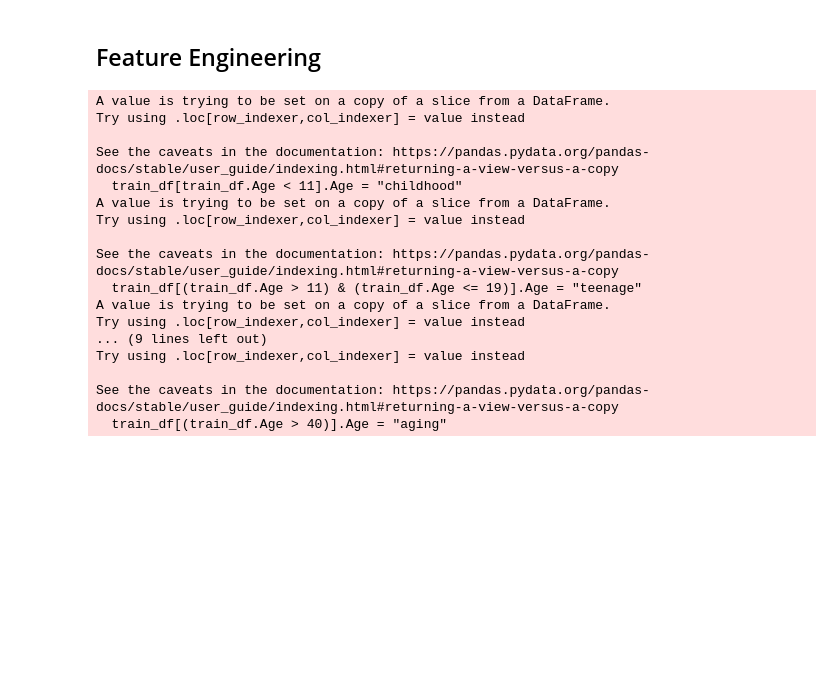
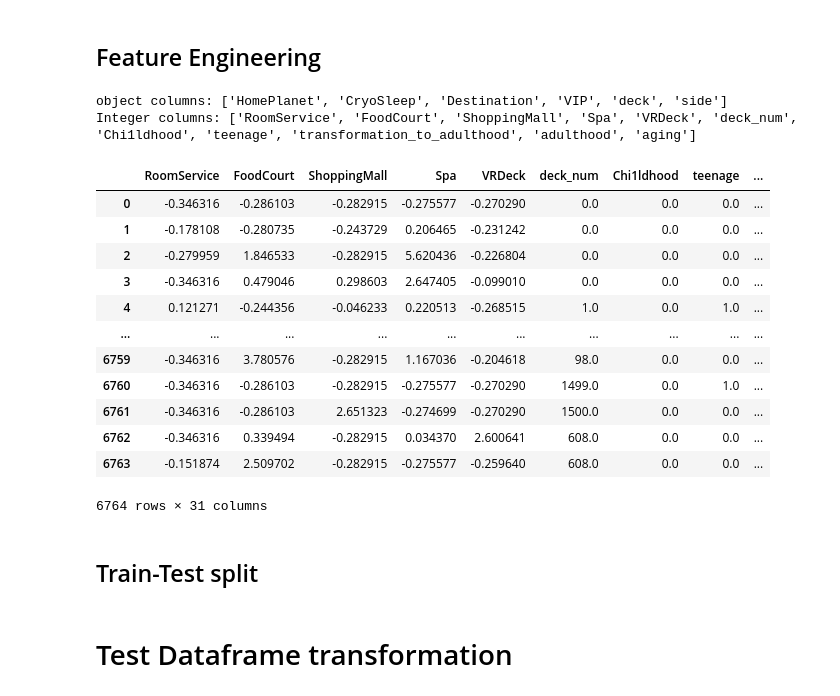
Before and after one commit to MuhammadTayyab-SE/spaceship-transported-prediction, a Jupyter notebook: notebook.ipynb, the cells around one changed output. Cells and saved outputs as stored; diff of their text form; code cells hidden in the pictures; blank space fills up the shorter version.

```diff
--- a/notebook.ipynb
+++ b/notebook.ipynb
@@ -159,26 +193,55 @@ plt.show()
 ## Feature Engineering
 # %%
 # Converting age value to integer by defining age specific range
-train_df[train_df.Age < 11].Age = "childhood"
-train_df[(train_df.Age > 11) & (train_df.Age <= 19)].Age = "teenage"
-train_df[(train_df.Age > 19) & (train_df.Age <= 25)].Age = "transformation_to_adulthood"
-train_df[(train_df.Age > 25) & (train_df.Age <= 40)].Age = "adulthood"
-train_df[(train_df.Age > 40)].Age = "aging"
+train_df.loc[train_df["Age"] <= 11.0, "Chi1ldhood"] = 1
+train_df.loc[train_df["Age"] <= 19.0, "teenage"] = 1
+train_df.loc[train_df["Age"] <= 25.0, "transformation_to_adulthood"] = 1
+train_df.loc[train_df["Age"] <= 40.0, "adulthood"] = 1
+train_df.loc[train_df["Age"] > 40.0, "aging"] = 1
+train_df[["Chi1ldhood","teenage","transformation_to_adulthood","adulthood","aging"]] = train_df[["Chi1ldhood","teenage","transformation_to_adulthood","adulthood","aging"]].fillna(0)
+train_df.drop(columns=["Age"], inplace=True, axis=1)
-# %% [output]
-A value is trying to be set on a copy of a slice from a DataFrame.
-Try using .loc[row_indexer,col_indexer] = value instead
-
-See the caveats in the documentation: https://pandas.pydata.org/pandas-docs/stable/user_guide/indexing.html#returning-a-view-versus-a-copy
-  train_df[train_df.Age < 11].Age = "childhood"
-A value is trying to be set on a copy of a slice from a DataFrame.
-Try using .loc[row_indexer,col_indexer] = value instead
-
-See the caveats in the documentation: https://pandas.pydata.org/pandas-docs/stable/user_guide/indexing.html#returning-a-view-versus-a-copy
-  train_df[(train_df.Age > 11) & (train_df.Age <= 19)].Age = "teenage"
-A value is trying to be set on a copy of a slice from a DataFrame.
-Try using .loc[row_indexer,col_indexer] = value instead
-... (9 lines left out)
-Try using .loc[row_indexer,col_indexer] = value instead
-
-See the caveats in the documentation: https://pandas.pydata.org/pandas-docs/stable/user_guide/indexing.html#returning-a-view-versus-a-copy
-  train_df[(train_df.Age > 40)].Age = "aging"
+# %%
+# separate integer and object columns
+columns = train_df.columns
+object_columns = [x for x in train_df.columns if str(train_df[x].dtype) == "object"]
+integer_columns =  [elt for elt in columns if elt not in object_columns]
+integer_columns.remove(target_column)
+print(f"object columns: {object_columns} ")
+print(f"Integer columns: {integer_columns} ")
+# %% [output]
+object columns: ['HomePlanet', 'CryoSleep', 'Destination', 'VIP', 'deck', 'side']
+Integer columns: ['RoomService', 'FoodCourt', 'ShoppingMall', 'Spa', 'VRDeck', 'deck_num', 'Chi1ldhood', 'teenage', 'transformation_to_adulthood', 'adulthood', 'aging']
+# %%
+train_df.reset_index(inplace=True, drop=True)
+# %%
+# Apply MinMax Scaler to integer values
+from sklearn.preprocessing import StandardScaler
+scaler = StandardScaler()
+scaler.fit(train_df[['RoomService', 'FoodCourt', 'ShoppingMall', 'Spa', 'VRDeck']])
+scaled_features = scaler.transform(train_df[['RoomService', 'FoodCourt', 'ShoppingMall', 'Spa', 'VRDeck']])
+#Convert to table format - MinMaxScaler
+transformed = pd.DataFrame(data=scaled_features, columns=['RoomService', 'FoodCourt', 'ShoppingMall', 'Spa', 'VRDeck'])
+# %%
+train_df[['RoomService', 'FoodCourt', 'ShoppingMall', 'Spa', 'VRDeck']] = transformed
+# %%
+y = train_df.Transported
+train_df.drop(columns=["Transported"], axis=1, inplace=True)
+X = pd.get_dummies(train_df)
+# %%
+X
+# %% [output]
+|  | RoomService | FoodCourt | ShoppingMall | Spa | VRDeck | deck_num | Chi1ldhood | teenage | ... |
+| 0 | -0.346316 | -0.286103 | -0.282915 | -0.275577 | -0.270290 | 0.0 | 0.0 | 0.0 | ... |
+| 1 | -0.178108 | -0.280735 | -0.243729 | 0.206465 | -0.231242 | 0.0 | 0.0 | 0.0 | ... |
+| 2 | -0.279959 | 1.846533 | -0.282915 | 5.620436 | -0.226804 | 0.0 | 0.0 | 0.0 | ... |
+| 3 | -0.346316 | 0.479046 | 0.298603 | 2.647405 | -0.099010 | 0.0 | 0.0 | 0.0 | ... |
+| 4 | 0.121271 | -0.244356 | -0.046233 | 0.220513 | -0.268515 | 1.0 | 0.0 | 1.0 | ... |
+| ... | ... | ... | ... | ... | ... | ... | ... | ... | ... |
+| 6759 | -0.346316 | 3.780576 | -0.282915 | 1.167036 | -0.204618 | 98.0 | 0.0 | 0.0 | ... |
+| 6760 | -0.346316 | -0.286103 | -0.282915 | -0.275577 | -0.270290 | 1499.0 | 0.0 | 1.0 | ... |
+| 6761 | -0.346316 | -0.286103 | 2.651323 | -0.274699 | -0.270290 | 1500.0 | 0.0 | 0.0 | ... |
+| 6762 | -0.346316 | 0.339494 | -0.282915 | 0.034370 | 2.600641 | 608.0 | 0.0 | 0.0 | ... |
+| 6763 | -0.151874 | 2.509702 | -0.282915 | -0.275577 | -0.259640 | 608.0 | 0.0 | 0.0 | ... |
+6764 rows × 31 columns
+# %% [markdown]
+## Train-Test split
@@ -184,0 +252,2 @@ See the caveats in the documentation: https://pandas.pydata.org/pandas-docs/stab
+# %% [markdown]
+# Test Dataframe transformation
```
Also changed, not shown: parts of 32 cells of this notebook.
